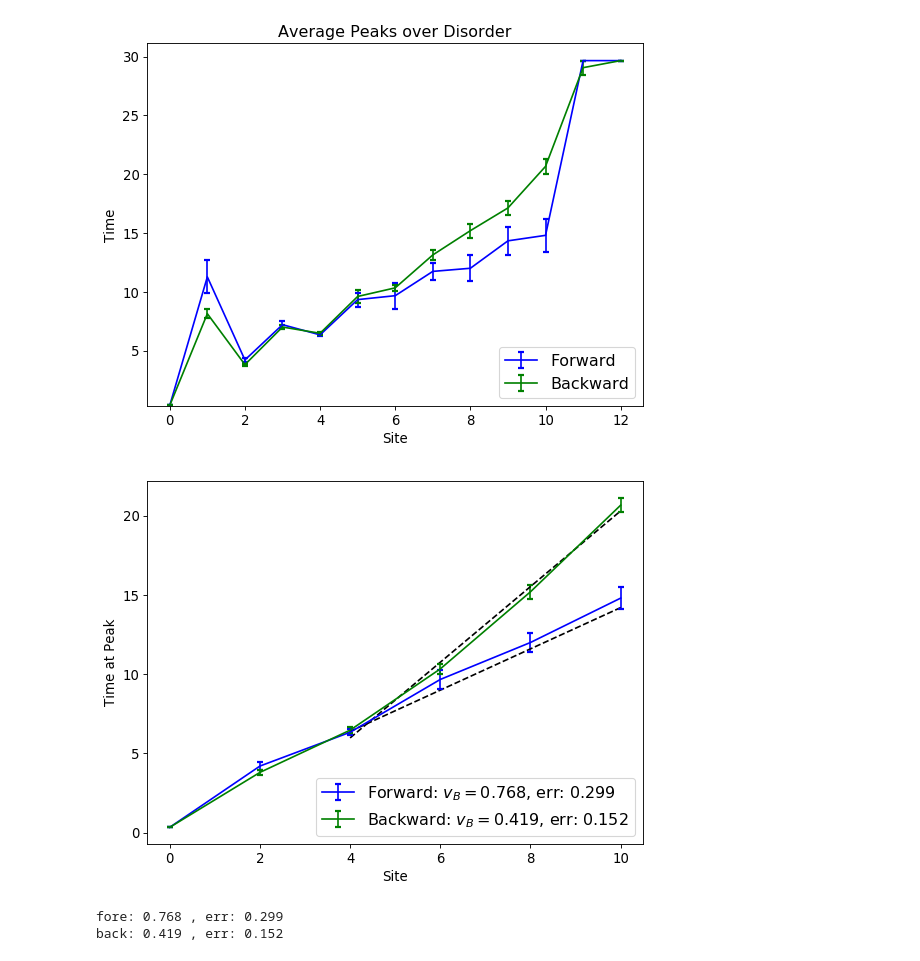
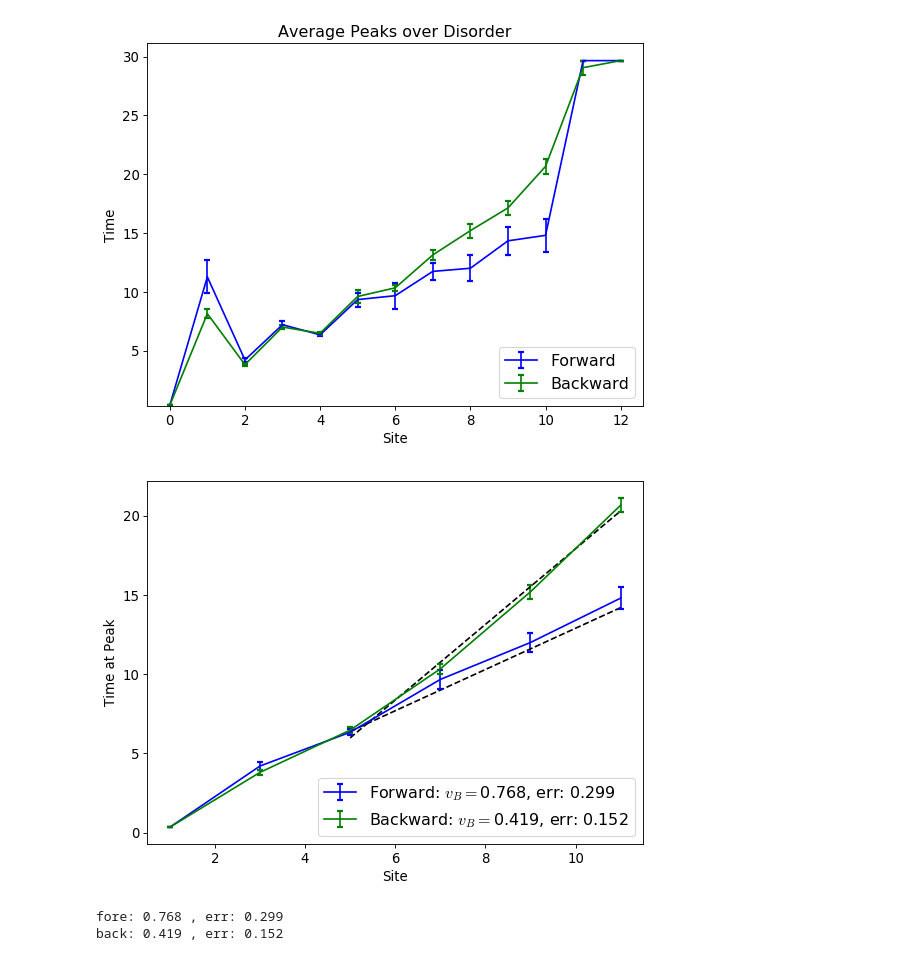
Before and after one commit to cnstahl/Asymmetric, a Jupyter notebook: python/Hamiltonian/Peaks13.ipynb, the cells around one changed output. Drawn from its saved outputs; the diff is of its cells as text; code cells hidden in the pictures.

```diff
--- a/python/Hamiltonian/Peaks13.ipynb
+++ b/python/Hamiltonian/Peaks13.ipynb
@@ -115,13 +115,13 @@ for i in range(L):
         if (val > data[jdx+1]): peaks[0,i] = jdx; break
         if (jdx == stop-2): peaks[0,i] = stop-1; print("Reached cutoff", L); break
     peaks[0,0] = 0
-    if (i%1==0 and i < 15):
-        ax.plot(np.arange(stop)/n,data[:stop], label = str(i)+'&'+str(i+1))
+    if (i%2==0 and i < 12):
+        ax.plot(np.arange(stop)/n,data[:stop], label = str(i+1))
         ax.scatter(peaks[0,i]/n, data[(int)(peaks[0,i])])
-box = ax.get_position()
-ax.set_position([box.x0, box.y0, box.width * 0.9, box.height])
-ax.legend(bbox_to_anchor=(1, 1), loc=2)
-# ax.legend(loc=1)
+# box = ax.get_position()
+# ax.set_position([box.x0, box.y0, box.width * 0.9, box.height])
+# ax.legend(bbox_to_anchor=(1, 1), loc=2)
+ax.legend(loc=1)
 plt.ylim(0,.5)
 plt.xlim(0,end)
 plt.ylabel('Right Weight')
@@ -138,7 +138,7 @@ for i in range(L):
         if (jdx == stop-2): peaks[1,i] = stop-1; break
     peaks[1,L-2]=0
     if (i%1==0):
-        ax.plot(np.arange(stop)/n,data[:stop], label = str(i)+'&'+str(i+1))
+        ax.plot(np.arange(stop)/n,data[:stop], label = str(i))
         ax.scatter(peaks[1,i]/n, data[(int)(peaks[1,i])])
 box = ax.get_position()
 ax.set_position([box.x0, box.y0, box.width * 0.9, box.height])
@@ -182,35 +182,35 @@ plt.show()
 # %%
 mask = np.arange(0,L-1,2)
 fitmask = np.arange(4,L-1,2)
 sites = np.arange(L)
 x = sites[fitmask]
 avg_peaks, std_peaks = mean_and_std(peakses_site)
 coeffss_fore = np.zeros((len(peakses_site),2))
 coeffss_back = np.zeros((len(peakses_site),2))
 for idx, peaks in enumerate(peakses_site):
     y = peaks[0][fitmask]/n
     coeffss_fore[idx] = np.polyfit(y,x,deg=1)
     y = peaks[1][::-1][fitmask]/n
     coeffss_back[idx] = np.polyfit(y,x,deg=1)
 coeffs_fore, errors_fore = mean_and_std(coeffss_fore)
-plt.plot(x, (x-coeffs_fore[1])/coeffs_fore[0], 'k--')
+plt.plot(x+1, (x-coeffs_fore[1])/coeffs_fore[0], 'k--')
 coeffs_back, errors_back = mean_and_std(coeffss_back)
-plt.plot(x, (x-coeffs_back[1])/coeffs_back[0], 'k--')
+plt.plot(x+1, (x-coeffs_back[1])/coeffs_back[0], 'k--')
 
 avg_peaks[1] = avg_peaks[1][::-1]
 std_peaks[1] = std_peaks[1][::-1]
 l = "Forward: $v_B=$" + str(qm.chop(coeffs_fore[0])) + ", err: " + str(qm.chop(np.sqrt(errors_fore[0])))
-plt.errorbar(sites[mask],avg_peaks[0][mask]/n, yerr=np.sqrt(std_peaks[0][mask])/n, capthick=2, label=l)
+plt.errorbar(sites[mask]+1,avg_peaks[0][mask]/n, yerr=np.sqrt(std_peaks[0][mask])/n, capthick=2, label=l)
 l = "Backward: $v_B=$" + str(qm.chop(coeffs_back[0])) + ", err: " + str(qm.chop(np.sqrt(errors_back[0])))
-plt.errorbar(sites[mask],avg_peaks[1][mask]/n, yerr=np.sqrt(std_peaks[1][mask])/n, capthick=2, label=l)
+plt.errorbar(sites[mask]+1,avg_peaks[1][mask]/n, yerr=np.sqrt(std_peaks[1][mask])/n, capthick=2, label=l)
 plt.ylabel('Time at Peak')
 plt.xlabel('Site')
 plt.legend(loc=4)
 # plt.title('Average Peaks over Disorder')
-# plt.savefig('figures/avgPeaksL13_h'+str(field_strength)+'.pdf')
+# plt.savefig('figures/avgPeaksL13_h'+str(field_strength) +'.pdf')
 plt.show()
 # %% [output]
-[figure, old version]
+[figure, new version]
 # %%
 print("fore:", qm.chop(coeffs_fore[0]), ", err:", qm.chop(np.sqrt(errors_fore[0])))
 print("back:", qm.chop(coeffs_back[0]), ", err:", qm.chop(np.sqrt(errors_back[0])))
```
Also changed, not shown: parts of 1 cell of this notebook, 21 other files.
